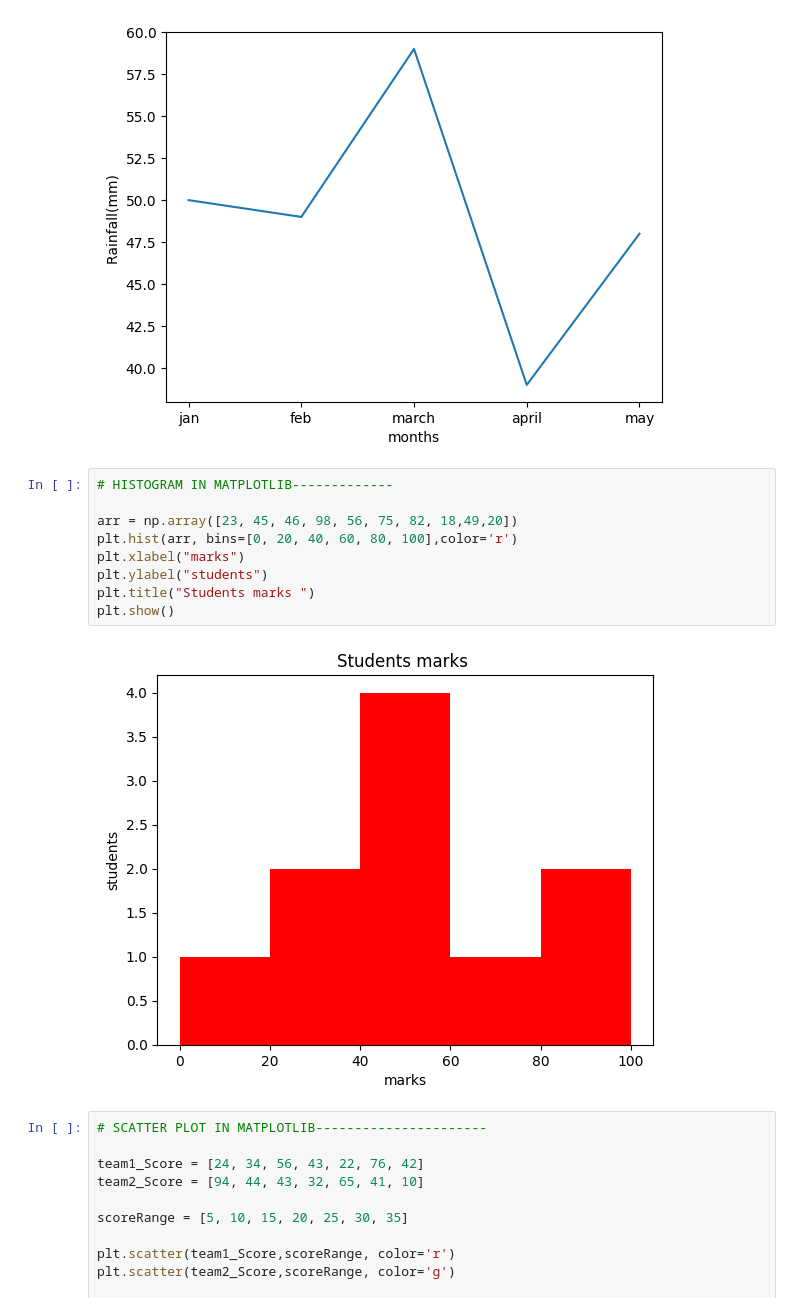
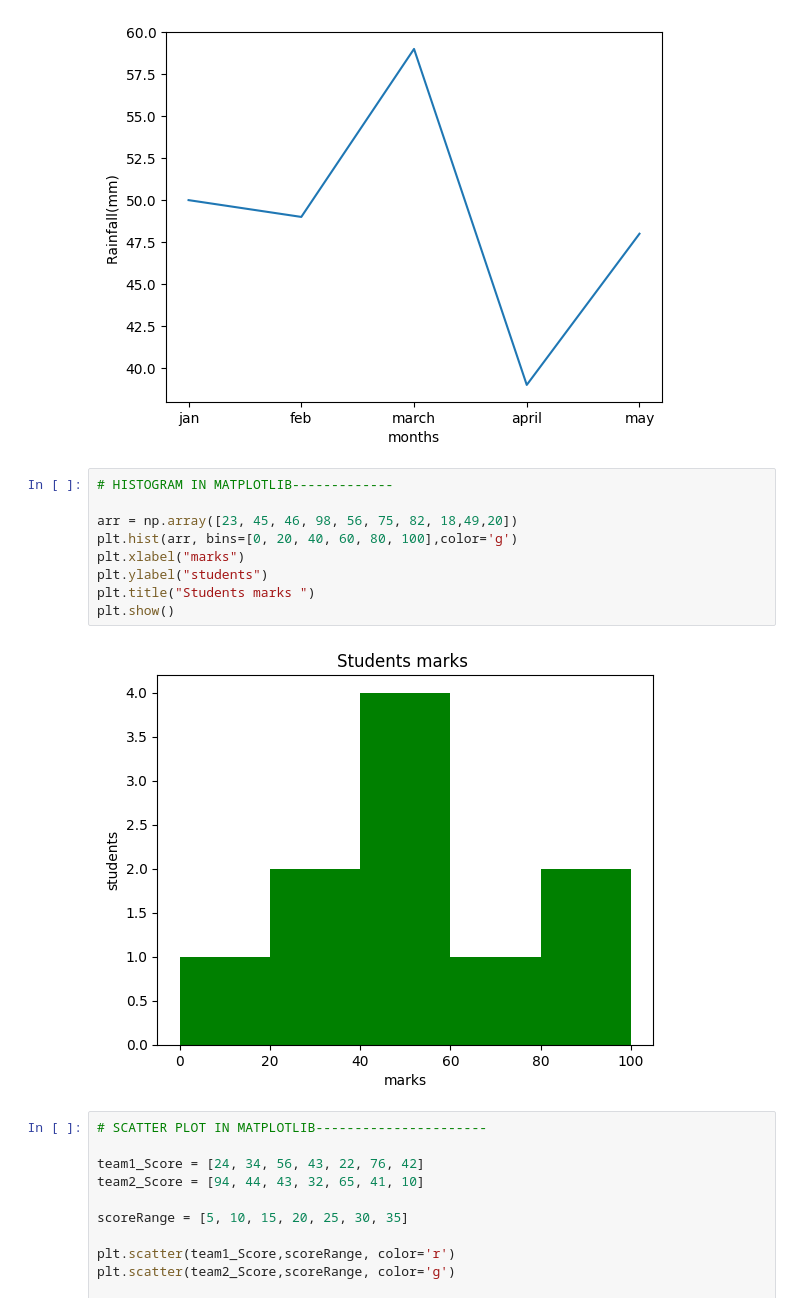
Before and after one commit to Rohan048/Python-Programming-and-libraries, a Jupyter notebook: PYTHON/Matplotlib_Tutorials.ipynb, the cells around one changed output. Cells and saved outputs as stored; diff of their text form.

```diff
--- a/PYTHON/Matplotlib_Tutorials.ipynb
+++ b/PYTHON/Matplotlib_Tutorials.ipynb
@@ -164,14 +164,14 @@ plt.show()
 # %%
 # HISTOGRAM IN MATPLOTLIB-------------
 
 arr = np.array([23, 45, 46, 98, 56, 75, 82, 18,49,20])
-plt.hist(arr, bins=[0, 20, 40, 60, 80, 100],color='r')
+plt.hist(arr, bins=[0, 20, 40, 60, 80, 100],color='g')
 plt.xlabel("marks")
 plt.ylabel("students")
 plt.title("Students marks ")
 plt.show()
 # %% [output]
-[figure, old version]
+[figure, new version]
 # %%
 # SCATTER PLOT IN MATPLOTLIB----------------------
 
```
Also changed, not shown: parts of 4 cells of this notebook.
